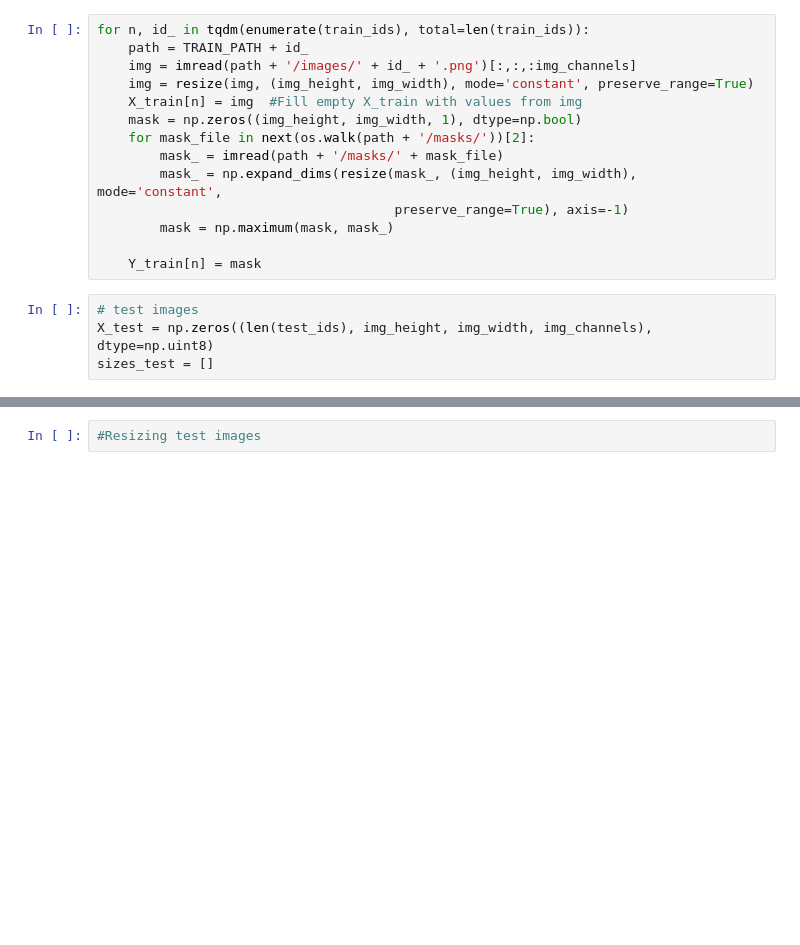
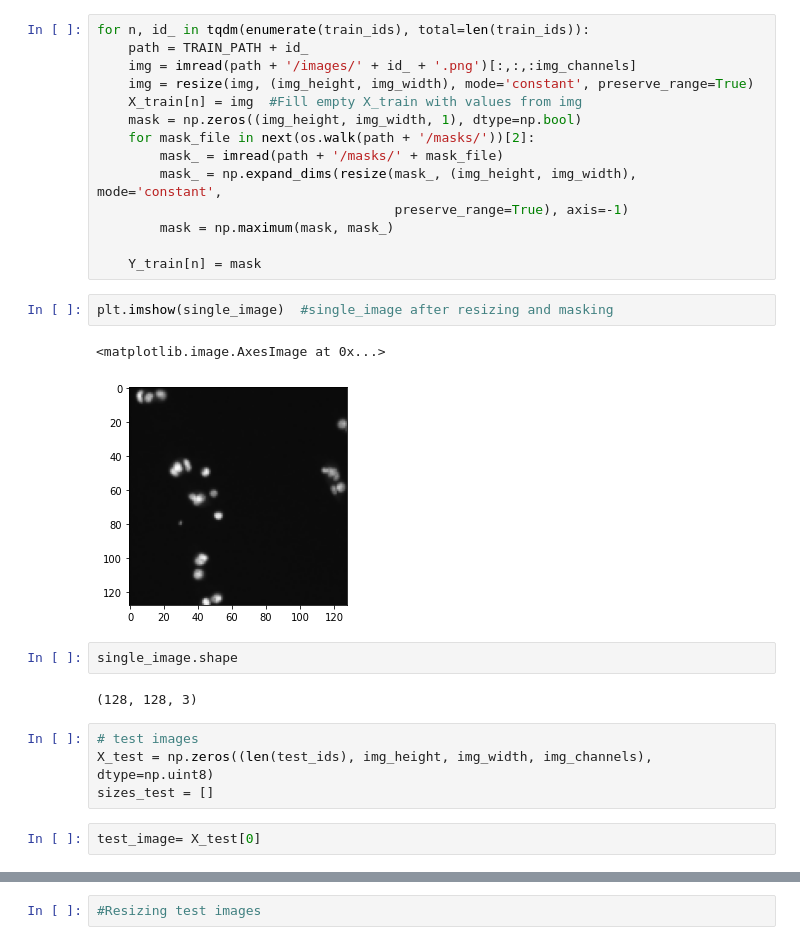
Before and after one commit to feniltailor22/Machine-Learning-Projects, a Jupyter notebook: Semantic_Segmentation_of_Nuclei_using_UNet.ipynb, the cells around one changed output, grey strips where cells are left out. Saved outputs shown, nothing was run; the diff lists cells and outputs as text; blank space fills up the shorter version.

```diff
--- a/Semantic_Segmentation_of_Nuclei_using_UNet.ipynb
+++ b/Semantic_Segmentation_of_Nuclei_using_UNet.ipynb
@@ -52,7 +120,18 @@ for n, id_ in tqdm(enumerate(train_ids), total=len(train_ids)):
         mask = np.maximum(mask, mask_)
 
     Y_train[n] = mask
+# %%
+plt.imshow(single_image)  #single_image after resizing and masking
+# %% [output]
+<matplotlib.image.AxesImage at 0x...>
+[figure, added]
+# %%
+single_image.shape
+# %% [output]
+(128, 128, 3)
 # %%
 # test images
 X_test = np.zeros((len(test_ids), img_height, img_width, img_channels), dtype=np.uint8)
 sizes_test = []
+# %%
+test_image= X_test[0]
```
Also changed, not shown: parts of 22 cells of this notebook.
